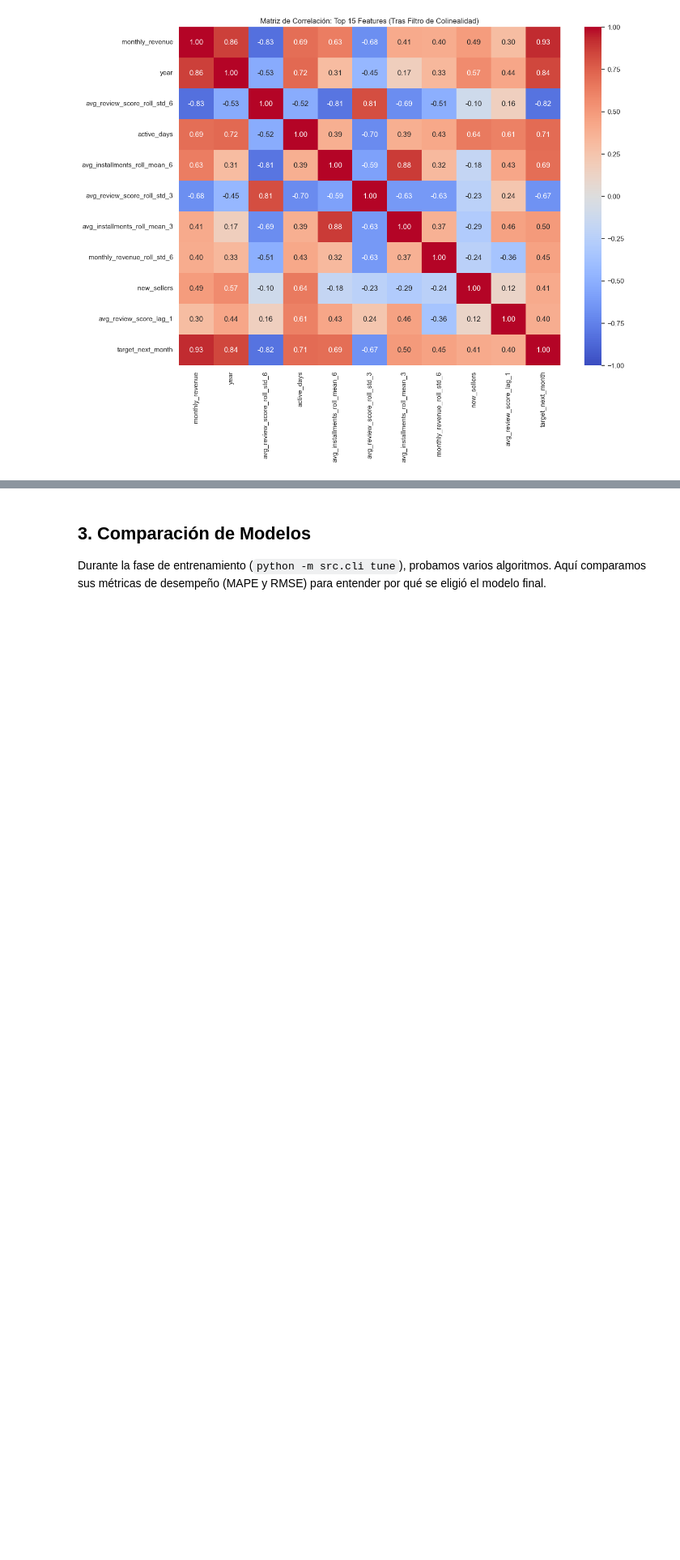
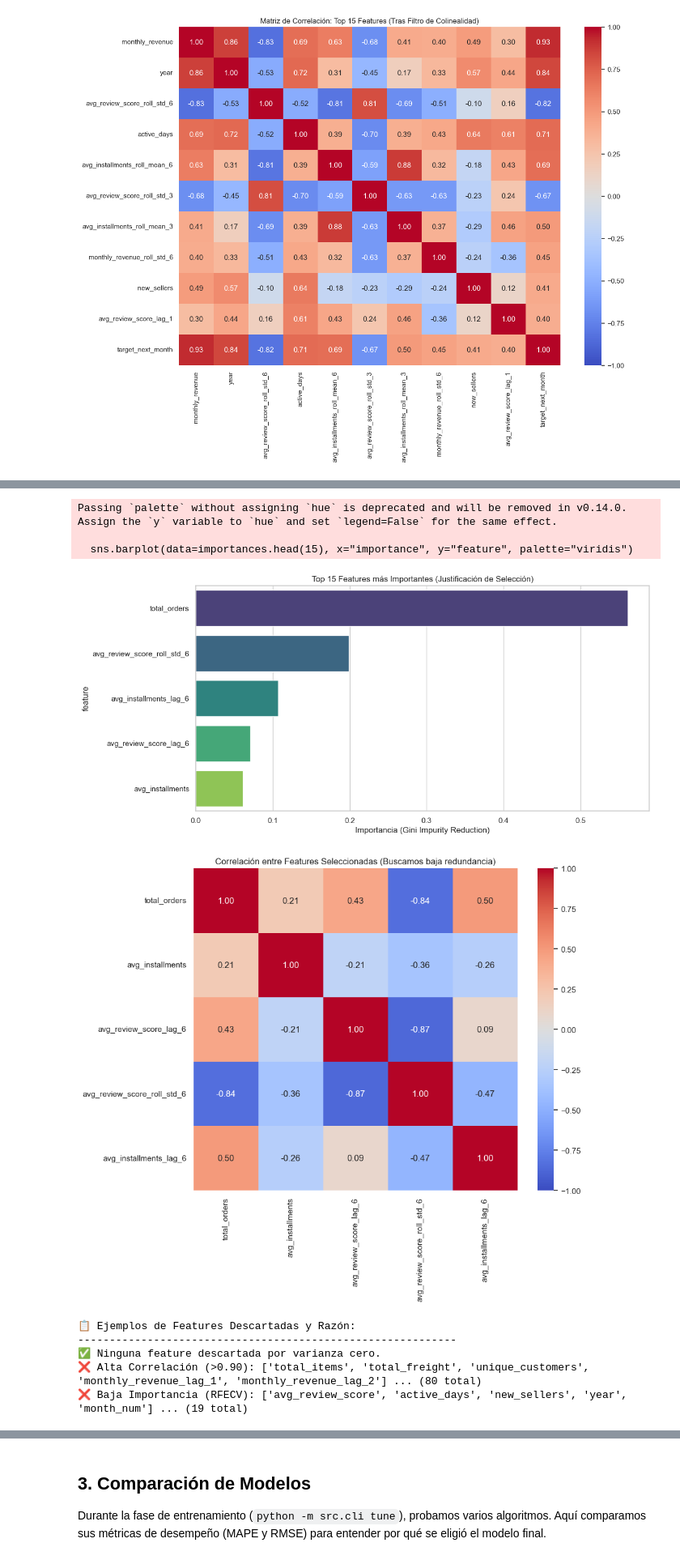
Before and after one commit to paukiss/MIADAS13, a Jupyter notebook: notebooks/sprint3_notebook.ipynb, the cells around one changed output, grey strips where cells are left out. Shown: that part at 81% size. Cells and saved outputs as stored; diff of their text form; code cells hidden in the pictures; blank space fills up the shorter version.

```diff
--- a/notebooks/sprint3_notebook.ipynb
+++ b/notebooks/sprint3_notebook.ipynb
@@ -150,0 +285,56 @@ plt.show()
+# %%
+# 1. Importancia de Features (Feature Importance)
+# Entrenamos un Random Forest final solo con las features seleccionadas para extraer la importancia
+rf_final = RandomForestRegressor(n_estimators=100, random_state=42, n_jobs=-1)
+rf_final.fit(X_sel_final, y_sel)
+
+importances = pd.DataFrame({
+    "feature": X_sel_final.columns,
+    "importance": rf_final.feature_importances_
+}).sort_values("importance", ascending=False)
+
+plt.figure(figsize=(12, 6))
+sns.barplot(data=importances.head(15), x="importance", y="feature", palette="viridis")
+plt.title("Top 15 Features más Importantes (Justificación de Selección)")
+plt.xlabel("Importancia (Gini Impurity Reduction)")
+plt.show()
+
+# 2. Matriz de Correlación de las Seleccionadas (Validación de Independencia)
+plt.figure(figsize=(10, 8))
+sns.heatmap(X_sel_final.corr(), annot=True, fmt=".2f", cmap="coolwarm", vmin=-1, vmax=1)
+plt.title("Correlación entre Features Seleccionadas (Buscamos baja redundancia)")
+plt.show()
+
+# 3. Tabla de Justificación de Descartes (Ejemplos)
+# Identificamos qué se eliminó en cada paso para mostrar ejemplos
+discarded_variance = [c for c in X_sel.columns if c not in X_sel_var.columns]
+discarded_correlation = [c for c in X_sel_var.columns if c not in X_sel_corr.columns]
+discarded_rfe = [c for c in X_sel_corr.columns if c not in X_sel_final.columns]
+
+print("📋 Ejemplos de Features Descartadas y Razón:")
+print("-" * 60)
+if discarded_variance:
+    print(f"❌ Varianza Cero (Constantes): {discarded_variance[:5]} ... ({len(discarded_variance)} total)")
+else:
+    print("✅ Ninguna feature descartada por varianza cero.")
+
+if discarded_correlation:
+    print(f"❌ Alta Correlación (>0.90): {discarded_correlation[:5]} ... ({len(discarded_correlation)} total)")
+else:
+    print("✅ Ninguna feature descartada por correlación.")
+
+if discarded_rfe:
+    print(f"❌ Baja Importancia (RFECV): {discarded_rfe[:5]} ... ({len(discarded_rfe)} total)")
+else:
+    print("✅ Ninguna feature descartada por RFECV (todas eran importantes).")
+# %% [output]
+Passing `palette` without assigning `hue` is deprecated and will be removed in v0.14.0. Assign the `y` variable to `hue` and set `legend=False` for the same effect.
+
+  sns.barplot(data=importances.head(15), x="importance", y="feature", palette="viridis")
+[figure, added]
+[figure, added]
+📋 Ejemplos de Features Descartadas y Razón:
+------------------------------------------------------------
+✅ Ninguna feature descartada por varianza cero.
+❌ Alta Correlación (>0.90): ['total_items', 'total_freight', 'unique_customers', 'monthly_revenue_lag_1', 'monthly_revenue_lag_2'] ... (80 total)
+❌ Baja Importancia (RFECV): ['avg_review_score', 'active_days', 'new_sellers', 'year', 'month_num'] ... (19 total)
```
Also changed, not shown: parts of 6 cells of this notebook, 1 other file.
